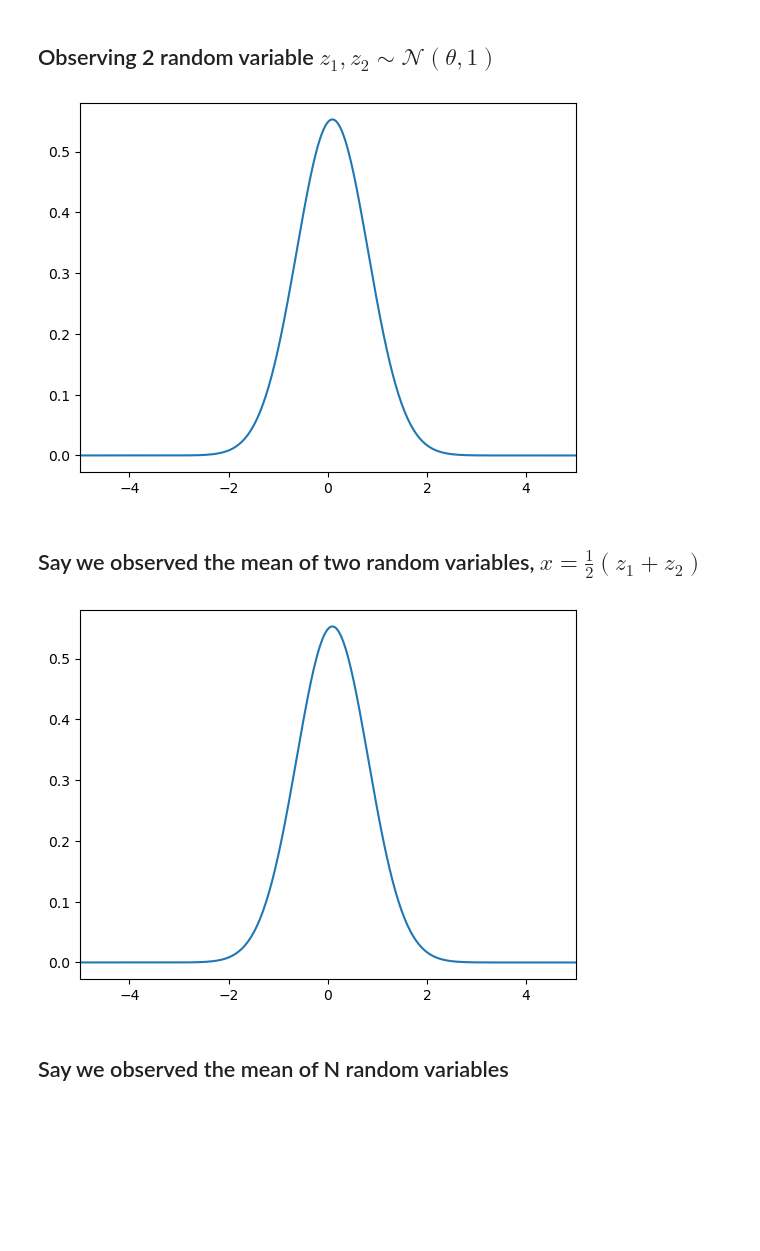
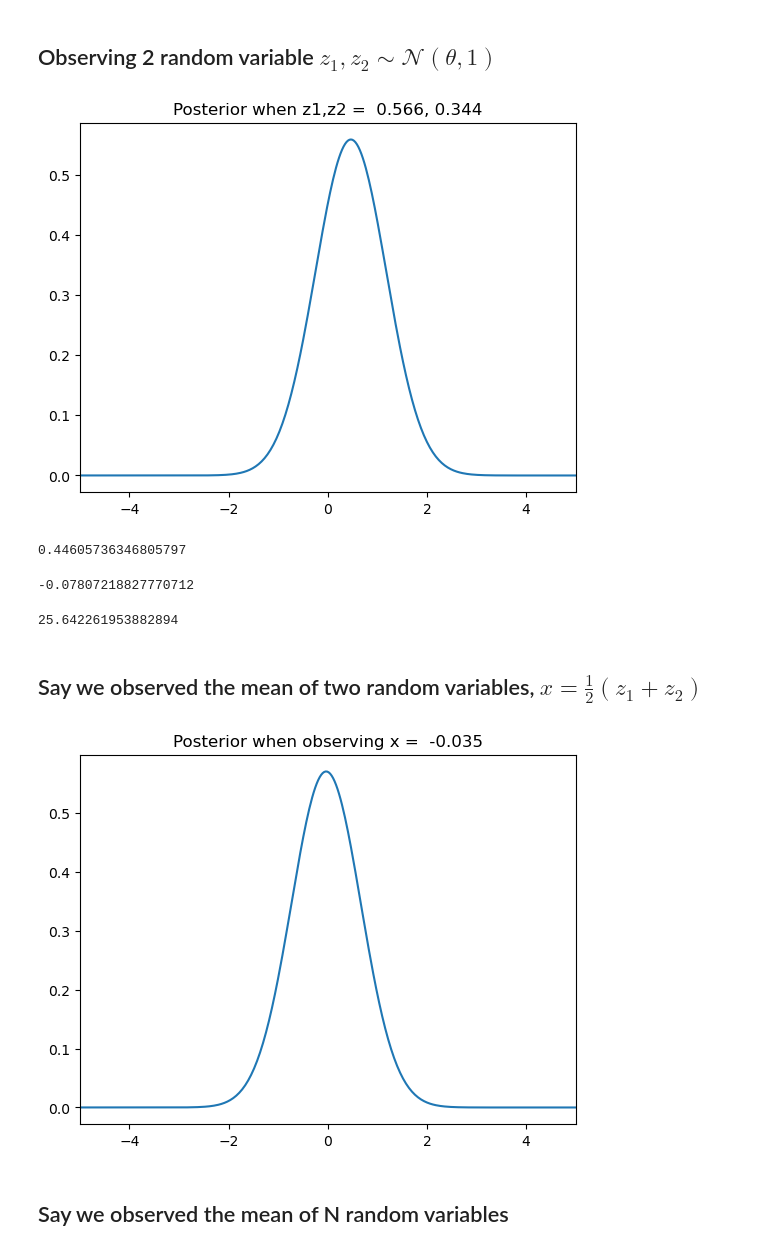
Before and after one commit to MouzaouiMatthieu/PFE, a Jupyter notebook: Model.ipynb, the cells around one changed output. Drawn from its saved outputs; the diff is of its cells as text; code cells hidden in the pictures; blank space fills up the shorter version.

```diff
--- a/Model.ipynb
+++ b/Model.ipynb
@@ -22,10 +22,11 @@ zi = torch.distributions.Normal(theta_true, 1).sample((N,)).squeeze().tolist()
 z1, z2 = zi[0], zi[1]
 # %%
 
-def posterior_z(theta, z1, z2):
+def posterior_z(theta, z1=z1, z2=z2):
+    """Posterior if we observe z1, z2"""
     def improper_posterior_z(theta, z1=z1, z2=z2):
         likelihood_part = -(np.square(theta-z1) + np.square(theta-z2))/2
-        prior_part = np.square(theta)/25
+        prior_part = np.square(theta)/50
         res = np.exp(likelihood_part)*np.exp(prior_part)
         return res
     Z_z1_z2, eps = integrate.quad(improper_posterior_z,-15,15) #Integrale of p_impropre(θ|z1,z2)
@@ -33,9 +34,20 @@ def posterior_z(theta, z1, z2):
 # %%
 theta_grid = np.linspace(-15,15,1000)
 eval_post = [posterior_z(theta, z1, z2) for theta in theta_grid]
 fig = plt.figure()
 plt.plot(theta_grid, eval_post)
 plt.xlim(left=-5,right=5)
+plt.title(f"Posterior when z1,z2 =  {z1:.3f}, {z2:.3f}")
 plt.show()
 # %% [output]
-[figure, old version]
+[figure, new version]
+# %%
+mu = (z1 +z2) /(2+1/25)
+var = (2+1/25)**(-1)
+mu
+# %% [output]
+0.44605736346805797
+# %%
+np.random.normal(1)
+# %% [output]
+-0.07807218827770712
@@ -42,3 +71,7 @@ plt.show()
+# %%
+np.mean(true_samples[:90_000])
+# %% [output]
+25.642261953882894
 # %% [markdown]
 ## Say we observed the mean of two random variables, $x= \frac{1}{2}(z_1 + z_2) $
 # %%
@@ -56,9 +90,10 @@ eval_post_x = [posterior_x(theta, x) for theta in theta_grid]
 fig = plt.figure()
 plt.plot(theta_grid, eval_post_x)
 plt.xlim(left=-5,right=5)
+plt.title(f"Posterior when observing x =  {x:.3f}")
 plt.show()
 # %% [output]
-[figure, old version]
+[figure, new version]
 # %% [markdown]
 ## Say we observed the mean of N random variables
 # %%
```
Also changed, not shown: parts of 35 cells of this notebook.
